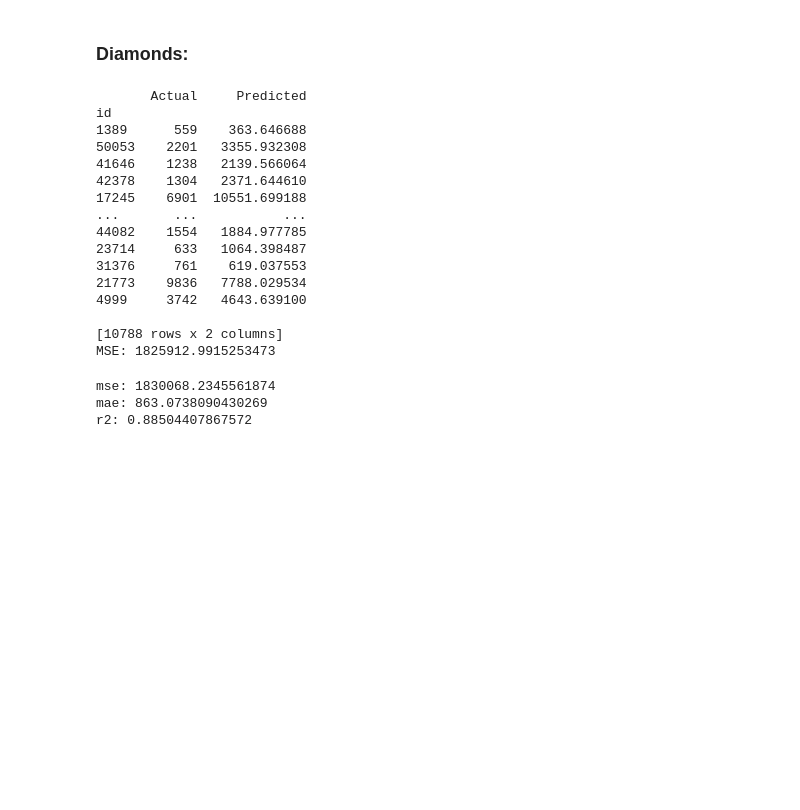
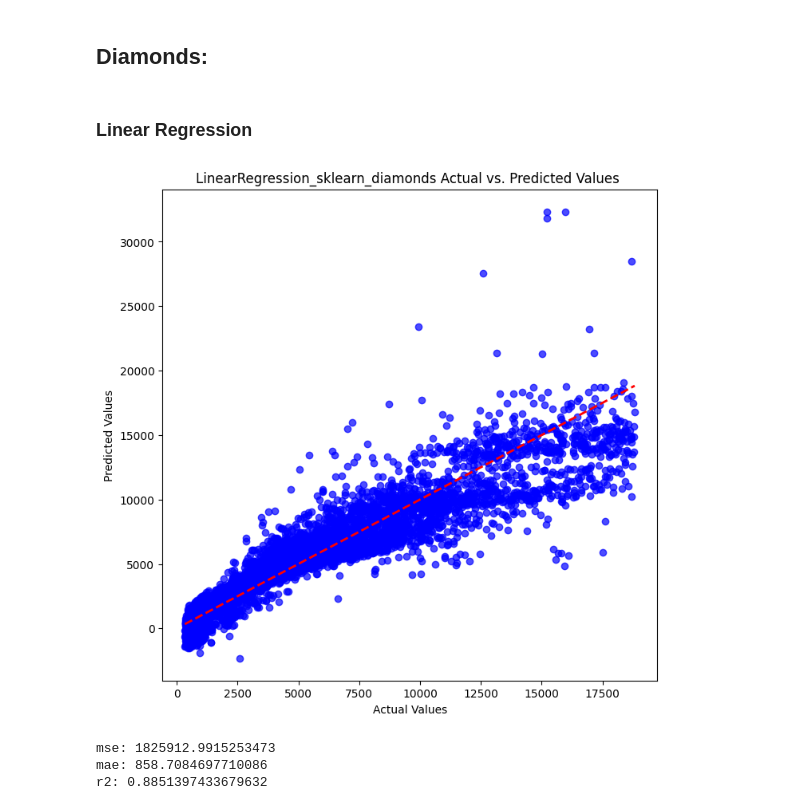
Before and after one commit to Kieru18/SK.UMA.17, a Jupyter notebook: experiments.ipynb, the cells around one changed output. Drawn from its saved outputs; the diff is of its cells as text; code cells hidden in the pictures; blank space fills up the shorter version.

```diff
--- a/experiments.ipynb
+++ b/experiments.ipynb
@@ -50,8 +18,11 @@ class Dataset:
+# %%
+np.random.seed(SEED)
+models: Dict[str, RegressionModel] = dict()
 # %%
-def train(model, dataset: Dataset):
+def train(model: RegressionModel, dataset: Dataset):
     model.fit(dataset.x_train, dataset.y_train)
 
-def calculate_metrics(actual, predictions):
+def calculate_metrics(actual, predictions) -> Dict[str, float]:
     metrics: Dict[str, float] = dict()
 
     for metric in METRICS:
@@ -62,6 +33,20 @@ def calculate_metrics(actual, predictions):
         elif metric == 'r2':
             metrics[metric] = r2_score(actual, predictions)
     return metrics
+
+def scatter_plot(actual: pd.DataFrame, prediction: pd.DataFrame, model_name: str=''):
+    plt.figure(figsize=(8, 8))
+    plt.scatter(actual, prediction, color='blue', alpha=0.7)
+    plt.plot([min(actual), max(actual)], [min(actual), max(actual)],
+              color='red', linestyle='--', linewidth=2)
+    plt.title(f'{model_name} Actual vs. Predicted Values ')
+    plt.xlabel('Actual Values')
+    plt.ylabel('Predicted Values')
+    plt.show()
+
+def show_metrics(metrics: Dict[str, float]) -> None:
+    for metric in METRICS:
+        print(f'{metric}: {metrics[metric]}')
 # %%
 diamonds_df = get_diamonds()
 wines_df = get_wines()
@@ -83,5 +68,7 @@ for cost_function in COST_FUNCTIONS:
 # %%
 models["LinearRegression_sklearn_diamonds"] = LinearRegression()
 models["LinearRegression_sklearn_wines"] = LinearRegression()
+models["RandomForestRegressor_sklearn_diamonds"] = RandomForestRegressor(random_state=SEED)
+models["RandomForestRegressor_sklearn_wines"] = RandomForestRegressor(random_state=SEED)
 # %% [markdown]
-### Diamonds:
+## Diamonds:
@@ -90,35 +75,15 @@ train(models["LinearRegression_sklearn_diamonds"], diamonds)
+# %% [markdown]
+### Linear Regression
 # %%
+train(models["LinearRegression_sklearn_diamonds"], diamonds)
+
 predictions = models["LinearRegression_sklearn_diamonds"].predict(diamonds.x_test)
-mse = mean_squared_error(diamonds.y_test, predictions)
-new_df = pd.DataFrame({'Actual': diamonds.y_test, 'Predicted': predictions})
-print(new_df)
-print(f'MSE: {mse}')
+
+scatter_plot(diamonds.y_test, predictions, 'LinearRegression_sklearn_diamonds')
+
+show_metrics(calculate_metrics(diamonds.y_test, predictions))
 # %% [output]
+[figure, added]
-       Actual     Predicted
-id
-1389      559    363.646688
-50053    2201   3355.932308
-41646    1238   2139.566064
-42378    1304   2371.644610
-17245    6901  10551.699188
-...       ...           ...
-44082    1554   1884.977785
-23714     633   1064.398487
-31376     761    619.037553
-21773    9836   7788.029534
-4999     3742   4643.639100
-
-[10788 rows x 2 columns]
-MSE: 1825912.9915253473
+mse: 1825912.9915253473
+mae: 858.7084697710086
+r2: 0.8851397433679632
-# %%
-predictions = models["LinearRegression_sklearn_diamonds"].predict(diamonds.x_test)
-
-# new_df = pd.DataFrame({'Actual': diamonds.y_train, 'Predicted': predictions})
-# print(new_df)
-metrics = calculate_metrics(diamonds.y_test, predictions)
-for metric in metrics:
-    print(f'{metric}: {metrics[metric]}')
-# %% [output]
-mse: 1830068.2345561874
-mae: 863.0738090430269
-r2: 0.88504407867572
```
Also changed, not shown: parts of 14 cells of this notebook, 5 other files.
